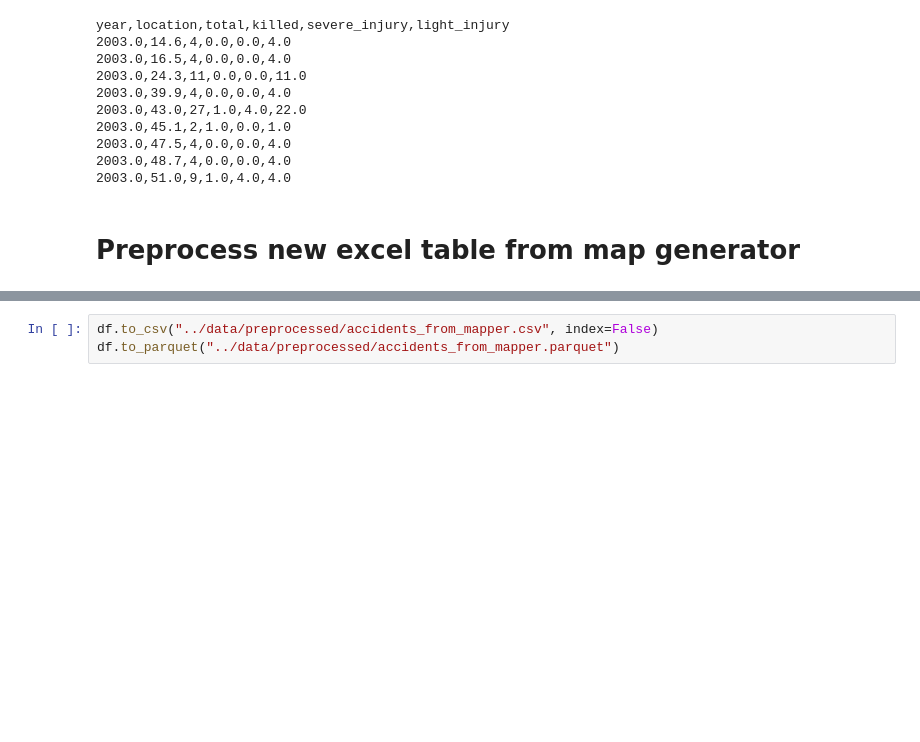
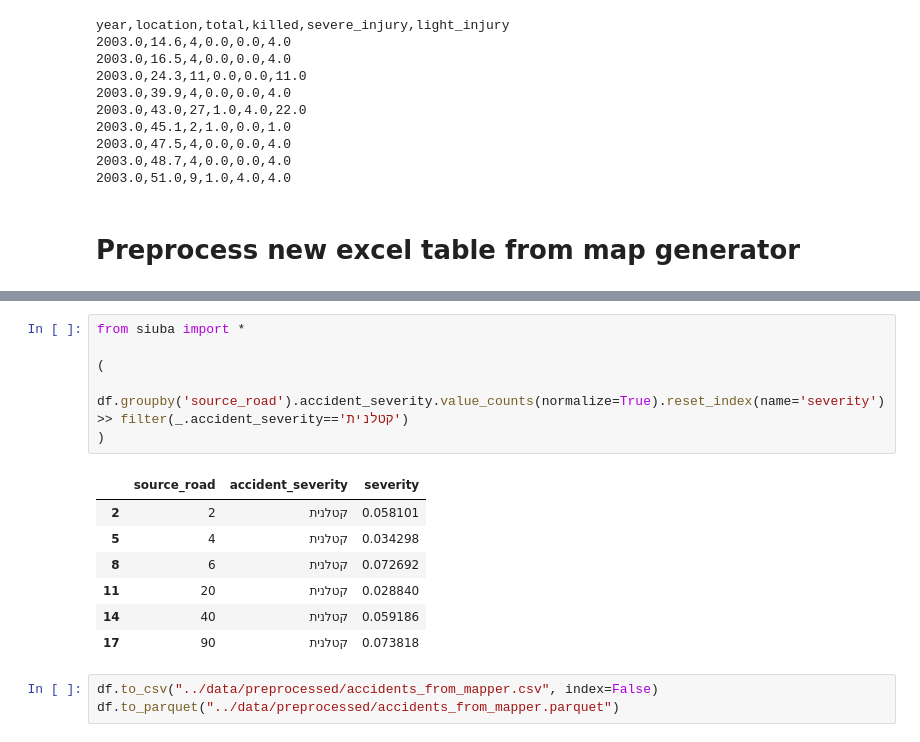
Before and after one commit to omrihar/k90, a Jupyter notebook: notebooks/preprocess.ipynb, the cells around one changed output, grey strips where cells are left out. Cells and saved outputs as stored; diff of their text form; blank space fills up the shorter version.

```diff
--- a/notebooks/preprocess.ipynb
+++ b/notebooks/preprocess.ipynb
@@ -144,3 +195,17 @@ df
+# %%
+from siuba import *
+
+(
+    df.groupby('source_road').accident_severity.value_counts(normalize=True).reset_index(name='severity')  >> filter(_.accident_severity=='קטלנית')
+)
+# %% [output]
+|  | source_road | accident_severity | severity |
+| 2 | 2 | קטלנית | 0.058101 |
+| 5 | 4 | קטלנית | 0.034298 |
+| 8 | 6 | קטלנית | 0.072692 |
+| 11 | 20 | קטלנית | 0.028840 |
+| 14 | 40 | קטלנית | 0.059186 |
+| 17 | 90 | קטלנית | 0.073818 |
 # %%
 df.to_csv("../data/preprocessed/accidents_from_mapper.csv", index=False)
 df.to_parquet("../data/preprocessed/accidents_from_mapper.parquet")
```
Also changed, not shown: parts of 4 cells of this notebook, 21 other files.
